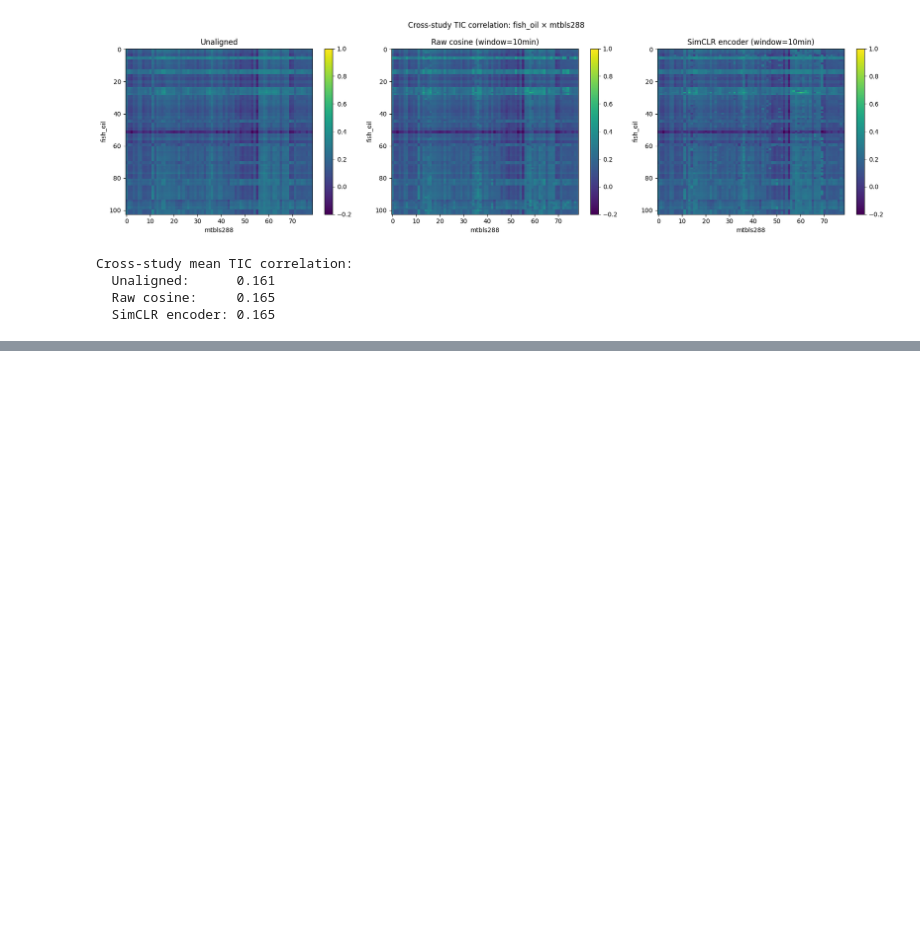
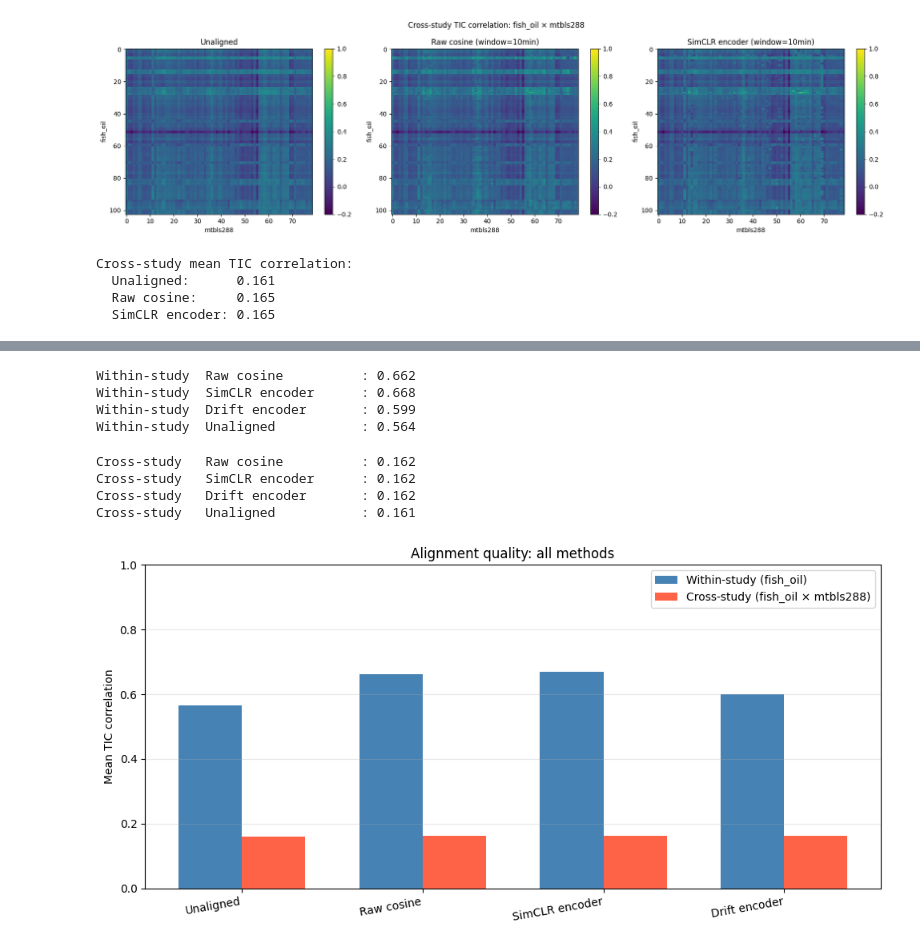
Before and after one commit to woodRock/cow-dcnn, a Jupyter notebook: notebooks/01_explore_alignment.ipynb, the cells around one changed output, grey strips where cells are left out. Cells and saved outputs as stored; diff of their text form; code cells hidden in the pictures; blank space fills up the shorter version.

Commit message:
Drift-augmented pretraining + full 3-way encoder comparison

```diff
--- a/notebooks/01_explore_alignment.ipynb
+++ b/notebooks/01_explore_alignment.ipynb
@@ -1038,0 +1107,75 @@ Cross-study mean TIC correlation:
+# %%
+# ── Within-study: fish_oil (103 × 103) ──────────────────────────────────
+methods = {
+    'Raw cosine':     None,
+    'SimCLR encoder': encode_spectra,
+    'Drift encoder':  encode_drift,
+}
+
+n = len(all_chromas)
+tics_fish = [c.sum(axis=1) for c in all_chromas]
+mask = ~np.eye(n, dtype=bool)
+
+within_corrs = {}
+for name, enc_fn in methods.items():
+    mat = np.zeros((n, n))
+    for i in range(n):
+        for j in range(n):
+            warped, _ = align_with(all_chromas[j], all_chromas[i],
+                                   encode_fn=enc_fn, max_drift_min=6.0)
+            mat[i, j] = np.corrcoef(tics_fish[i], warped)[0, 1]
+    within_corrs[name] = mat
+    print(f'Within-study  {name:20s}: {mat[mask].mean():.3f}')
+
+unaligned_w = np.mean([np.corrcoef(tics_fish[i], tics_fish[j])[0,1]
+                        for i in range(n) for j in range(n) if i != j])
+print(f'Within-study  {"Unaligned":20s}: {unaligned_w:.3f}')
+# %% [output]
+Within-study  Raw cosine          : 0.662
+Within-study  SimCLR encoder      : 0.668
+Within-study  Drift encoder       : 0.599
+Within-study  Unaligned           : 0.564
+# %%
+# ── Cross-study: fish_oil × mtbls288 ─────────────────────────────────────
+nf, nm = len(all_fish), len(all_m288)
+tics_m = [c.sum(axis=1) for c in all_m288]
+
+cross_corrs = {}
+for name, enc_fn in methods.items():
+    mat = np.zeros((nf, nm))
+    for i, (fc, ft) in enumerate(zip(all_fish, tics_fish)):
+        for j, (mc, mt) in enumerate(zip(all_m288, tics_m)):
+            warped, _ = align_with(mc, fc, encode_fn=enc_fn, max_drift_min=15.0)
+            mat[i, j] = np.corrcoef(ft, warped)[0, 1]
+    cross_corrs[name] = mat
+    print(f'Cross-study   {name:20s}: {mat.mean():.3f}')
+
+unaligned_c = np.mean([np.corrcoef(tics_fish[i], tics_m[j])[0,1]
+                        for i in range(nf) for j in range(nm)])
+print(f'Cross-study   {"Unaligned":20s}: {unaligned_c:.3f}')
+# %% [output]
+Cross-study   Raw cosine          : 0.162
+Cross-study   SimCLR encoder      : 0.162
+Cross-study   Drift encoder       : 0.162
+Cross-study   Unaligned           : 0.161
+# %%
+# Summary bar chart
+labels  = ['Unaligned'] + list(methods.keys())
+within  = [unaligned_w] + [within_corrs[k][mask].mean() for k in methods]
+cross   = [unaligned_c] + [cross_corrs[k].mean()        for k in methods]
+
+x = np.arange(len(labels))
+w = 0.35
+
+fig, ax = plt.subplots(figsize=(10, 5))
+ax.bar(x - w/2, within, w, label='Within-study (fish_oil)', color='steelblue')
+ax.bar(x + w/2, cross,  w, label='Cross-study (fish_oil × mtbls288)', color='tomato')
+ax.set_xticks(x); ax.set_xticklabels(labels, rotation=10, ha='right')
+ax.set_ylabel('Mean TIC correlation')
+ax.set_title('Alignment quality: all methods')
+ax.legend(); ax.grid(axis='y', alpha=0.3)
+ax.set_ylim(0, 1)
+plt.tight_layout()
+plt.show()
+# %% [output]
+[figure, added]
```
Also changed, not shown: parts of 3 cells of this notebook.
